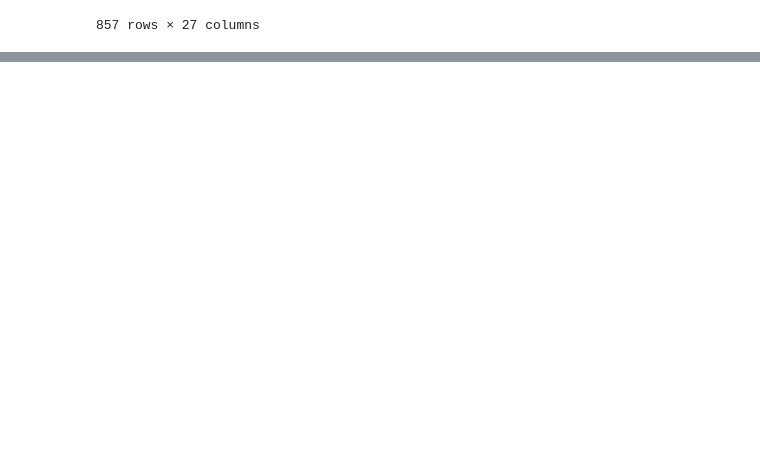
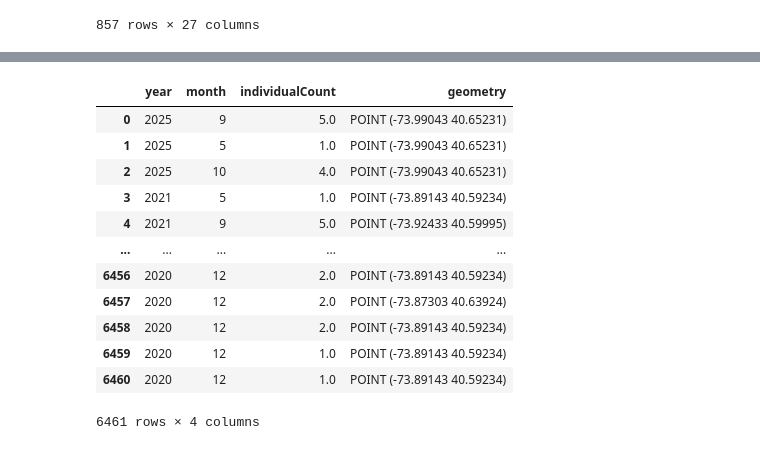
Before and after one commit to AdeliaHoneywood/final-project, a Jupyter notebook: 01_data_wrangle.ipynb, the cells around one changed output, grey strips where cells are left out. Drawn from its saved outputs; the diff is of its cells as text; code cells hidden in the pictures; blank space fills up the shorter version.

```diff
--- a/01_data_wrangle.ipynb
+++ b/01_data_wrangle.ipynb
@@ -138,0 +281,34 @@ NYSParks_gdf.plot()
+# %%
+### convert the dataframe to a geodataframe
+gbif_gdf = (
+    gpd.GeoDataFrame(
+        gbif_df,
+
+        ### set geometry for geodataframe from lat/lon of GBIF record
+        geometry = gpd.points_from_xy(
+            gbif_df.decimalLongitude,
+            gbif_df.decimalLatitude),
+
+        ### set the coordinate reference system
+        crs="EPSG:4326")
+
+    ### select the desired columns
+    [['year', 'month', 'individualCount','geometry']] ### gbifID Will output no matter what because it is index
+)
+
+### check out the geodataframe
+gbif_gdf
+# %% [output]
+|  | year | month | individualCount | geometry |
+| 0 | 2025 | 9 | 5.0 | POINT (-73.99043 40.65231) |
+| 1 | 2025 | 5 | 1.0 | POINT (-73.99043 40.65231) |
+| 2 | 2025 | 10 | 4.0 | POINT (-73.99043 40.65231) |
+| 3 | 2021 | 5 | 1.0 | POINT (-73.89143 40.59234) |
+| 4 | 2021 | 9 | 5.0 | POINT (-73.92433 40.59995) |
+| ... | ... | ... | ... | ... |
+| 6456 | 2020 | 12 | 2.0 | POINT (-73.89143 40.59234) |
+| 6457 | 2020 | 12 | 2.0 | POINT (-73.87303 40.63924) |
+| 6458 | 2020 | 12 | 2.0 | POINT (-73.89143 40.59234) |
+| 6459 | 2020 | 12 | 1.0 | POINT (-73.89143 40.59234) |
+| 6460 | 2020 | 12 | 1.0 | POINT (-73.89143 40.59234) |
+6461 rows × 4 columns
```
Also changed, not shown: parts of 15 cells of this notebook, 1 other file.
